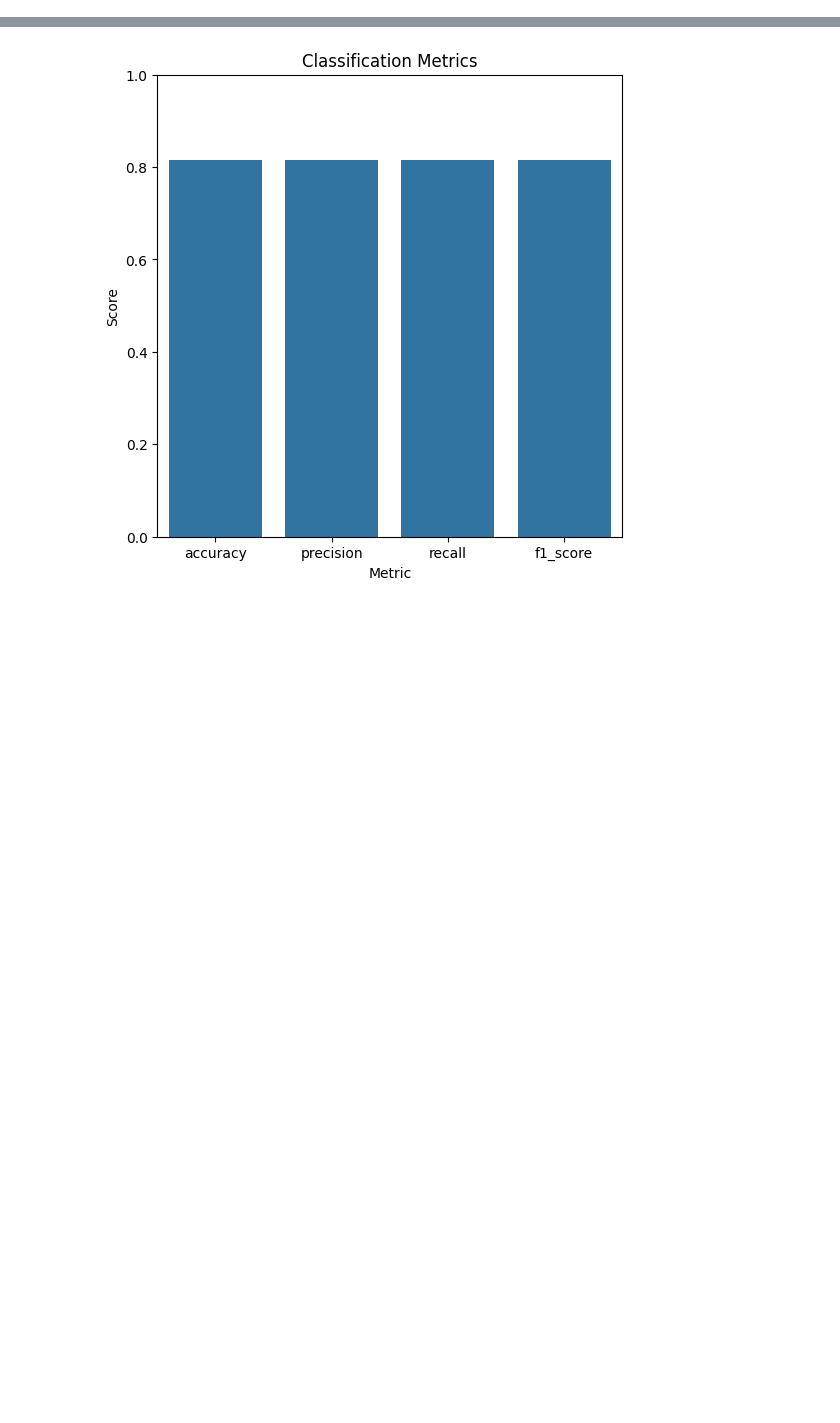
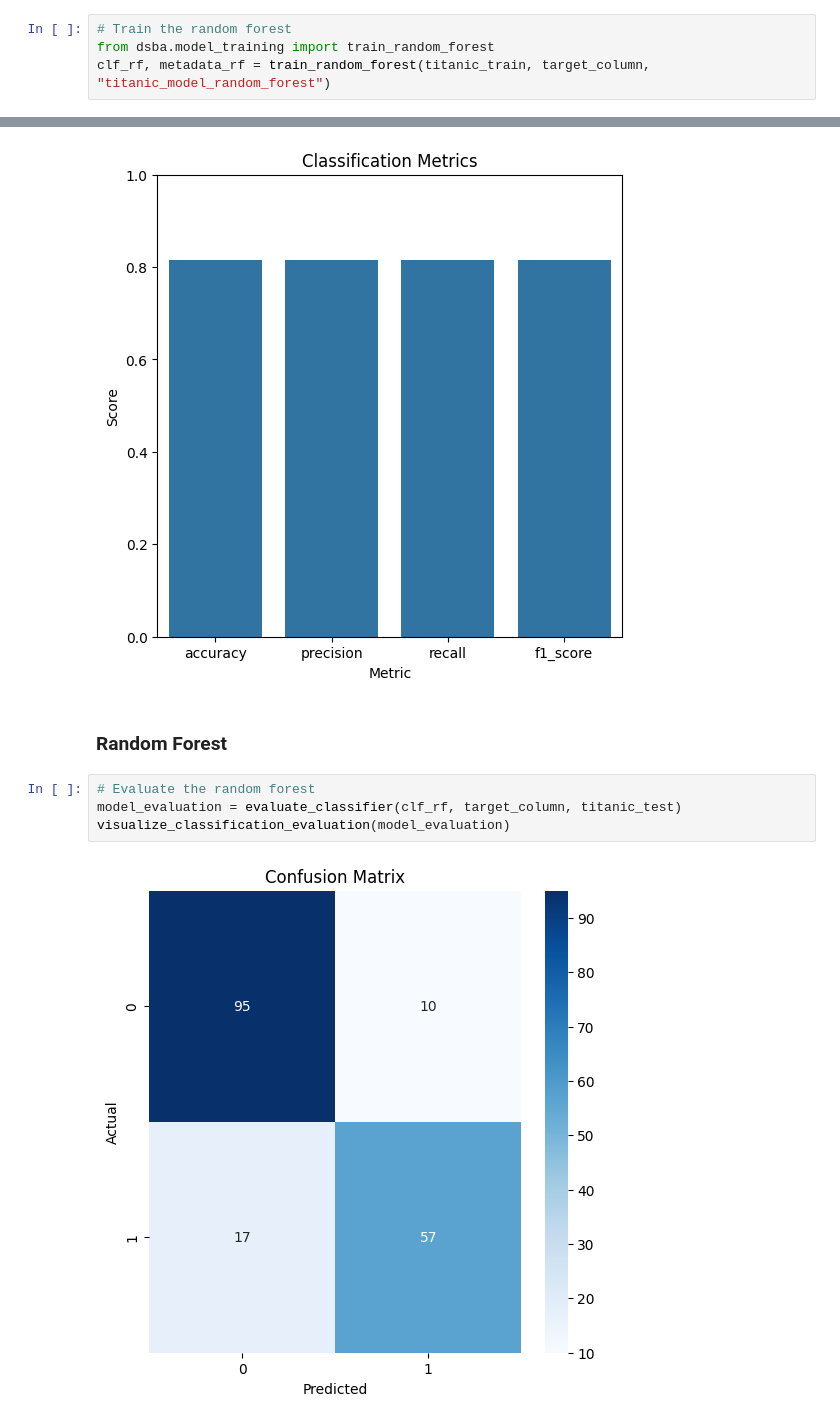
Before and after one commit to soleneleboucher/dsba-platform, a Jupyter notebook: src/notebooks/model_training_modified.ipynb, the cells around one changed output, grey strips where cells are left out. Saved outputs shown, nothing was run; the diff lists cells and outputs as text; blank space fills up the shorter version.

Commit message:
Add Random Forest

```diff
--- a/src/notebooks/model_training_modified.ipynb
+++ b/src/notebooks/model_training_modified.ipynb
@@ -89,0 +102,4 @@ os.environ["DSBA_MODELS_ROOT_PATH"] = "/Users/solene.leboucher/dsba-platform/mod
+# %%
+# Train the random forest
+from dsba.model_training import train_random_forest
+clf_rf, metadata_rf = train_random_forest(titanic_train, target_column, "titanic_model_random_forest")
@@ -116,3 +147,11 @@ visualize_classification_evaluation(model_evaluation2)
 # %% [output]
 [figure]
 [figure]
+# %% [markdown]
+### Random Forest
+# %%
+# Evaluate the random forest
+model_evaluation = evaluate_classifier(clf_rf, target_column, titanic_test)
+visualize_classification_evaluation(model_evaluation)
+# %% [output]
+[figure, added]
```
Also changed, not shown: parts of 20 cells of this notebook, 9 other files.
